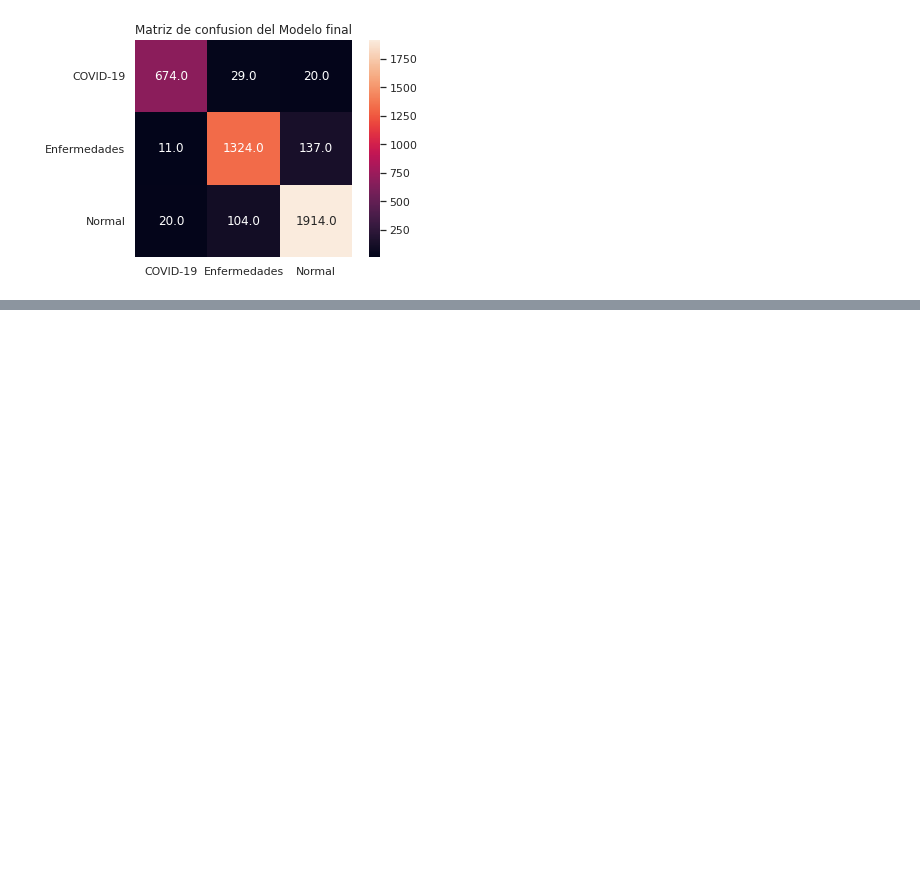
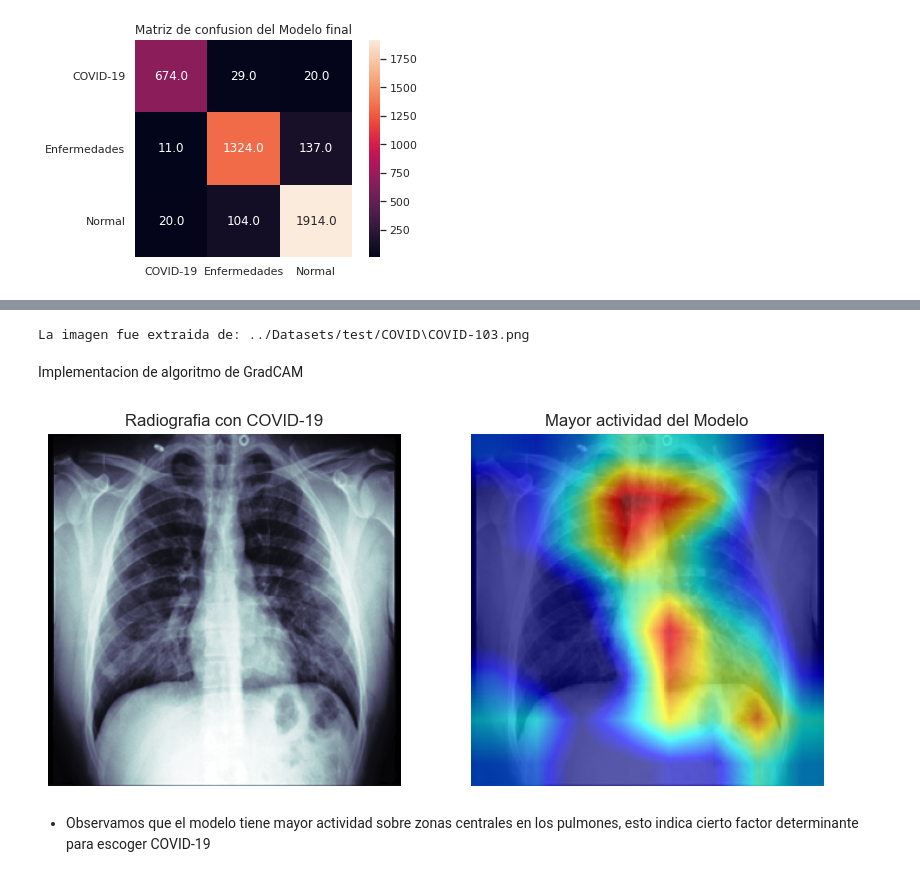
Before and after one commit to Jovamih/Modelo-Deteccion-COVID19, a Jupyter notebook: Notebooks/Evaluacion del modelo.ipynb, the cells around one changed output, grey strips where cells are left out. Saved outputs shown, nothing was run; the diff lists cells and outputs as text; code cells hidden in the pictures; blank space fills up the shorter version.

Commit message:
cambios para la evaluacion del modelo

```diff
--- a/Notebooks/Evaluacion del modelo.ipynb
+++ b/Notebooks/Evaluacion del modelo.ipynb
@@ -166,0 +216,35 @@ Enfermedades Pulmonares No COVID19       0.91      0.90      0.90      1472
+# %%
+import random
+import os
+def get_random_path(origin):
+    return random.sample([ arch.path for arch in os.scandir(origin)],1)[0]
+def preprocess_image(img_path,target_size=None):
+    img = tf.keras.preprocessing.image.load_img(img_path, target_size=target_size)
+    array = tf.keras.preprocessing.image.img_to_array(img)
+    #array=np.expand_dims(array,axis=0)
+    array=array*1.0/255
+    return array
+
+img_path=get_random_path("../Datasets/test/COVID")
+img_array=preprocess_image(img_path,target_size=(256,256))
+# %%
+print("La imagen fue extraida de:",img_path)
+# %% [output]
+La imagen fue extraida de: ../Datasets/test/COVID\COVID-103.png
+# %% [markdown]
+Implementacion de algoritmo de GradCAM
+# %%
+#aqui obtenemos el modelo original del transfer learning
+def get_transfer_model(model):
+    model_transfer=None
+    for layer in model.layers:
+        if isinstance(layer,tf.keras.Model):
+            model_transfer=layer
+            break
+    return model_transfer
+
+def get_last_conv_layer(model):
+    for layer in model.layers[::-1]:
+        if isinstance(layer,K.layers.Conv2D):
+            return layer
+    return None
@@ -166,0 +332,19 @@ Enfermedades Pulmonares No COVID19       0.91      0.90      0.90      1472
+# %%
+def compare_gradcam(model,path_image):
+    fig,(ax1,ax2)=plt.subplots(1,2)
+    fig.set_size_inches(10,10)
+    array_image=preprocess_image(path_image,target_size=(256,256))
+    im=plt.imread(path_image)
+    ax1.imshow(im,cmap="bone")
+    ax1.set_title("Radiografia con COVID-19")
+    ax1.axis(False)
+    array_gradcam=VizGradCAM(model, img_array, return_gradcam=True, interpolant=0.35)
+    ax2.imshow(array_gradcam)
+    ax2.set_title("Mayor actividad del Modelo")
+    ax2.axis(False)
+# %%
+compare_gradcam(model_transfer_focal_loss,img_path)
+# %% [output]
+[figure, added]
+# %% [markdown]
+* Observamos que el modelo tiene mayor actividad sobre zonas centrales en los pulmones, esto indica cierto factor determinante para escoger COVID-19
```
Also changed, not shown: parts of 16 cells of this notebook, 2 other files.
